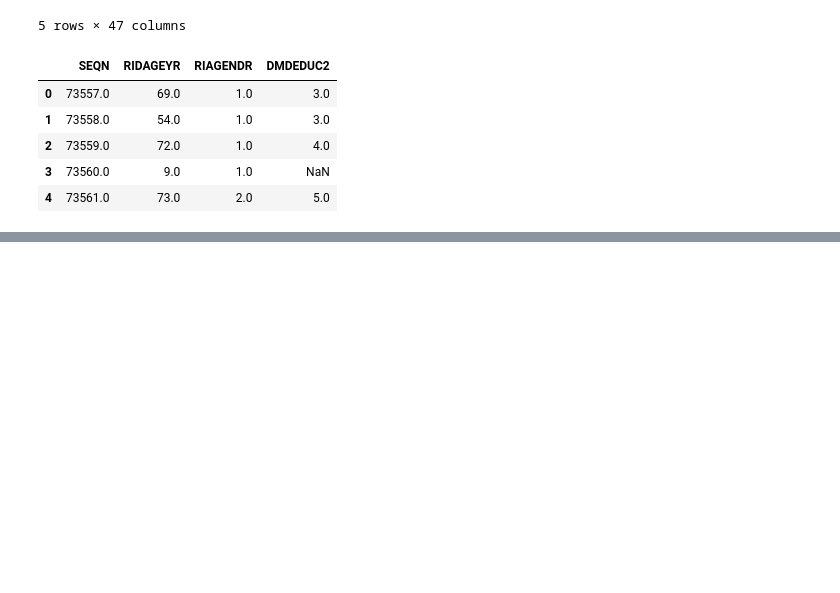
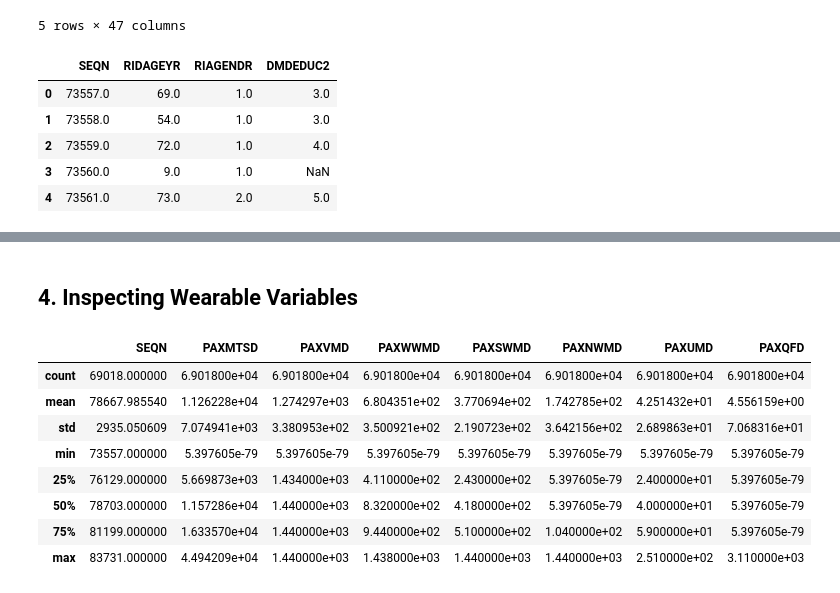
Before and after one commit to aditibhat017-prog/cognitivefunction, a Jupyter notebook: notebooks/01_data_exploration.ipynb, the cells around one changed output, grey strips where cells are left out. Cells and saved outputs as stored; diff of their text form; code cells hidden in the pictures; blank space fills up the shorter version.

```diff
--- a/notebooks/01_data_exploration.ipynb
+++ b/notebooks/01_data_exploration.ipynb
@@ -249,0 +288,26 @@ demo_h[
+# %% [markdown]
+## 4. Inspecting Wearable Variables
+# %%
+wearable_vars = [
+    "SEQN",
+    "PAXDAYD",
+    "PAXMTSD",
+    "PAXVMD",
+    "PAXWWMD",
+    "PAXSWMD",
+    "PAXNWMD",
+    "PAXUMD",
+    "PAXQFD"
+]
+
+pax_h[wearable_vars].describe()
+# %% [output]
+|  | SEQN | PAXMTSD | PAXVMD | PAXWWMD | PAXSWMD | PAXNWMD | PAXUMD | PAXQFD |
+| count | 69018.000000 | 6.901800e+04 | 6.901800e+04 | 6.901800e+04 | 6.901800e+04 | 6.901800e+04 | 6.901800e+04 | 6.901800e+04 |
+| mean | 78667.985540 | 1.126228e+04 | 1.274297e+03 | 6.804351e+02 | 3.770694e+02 | 1.742785e+02 | 4.251432e+01 | 4.556159e+00 |
+| std | 2935.050609 | 7.074941e+03 | 3.380953e+02 | 3.500921e+02 | 2.190723e+02 | 3.642156e+02 | 2.689863e+01 | 7.068316e+01 |
+| min | 73557.000000 | 5.397605e-79 | 5.397605e-79 | 5.397605e-79 | 5.397605e-79 | 5.397605e-79 | 5.397605e-79 | 5.397605e-79 |
+| 25% | 76129.000000 | 5.669873e+03 | 1.434000e+03 | 4.110000e+02 | 2.430000e+02 | 5.397605e-79 | 2.400000e+01 | 5.397605e-79 |
+| 50% | 78703.000000 | 1.157286e+04 | 1.440000e+03 | 8.320000e+02 | 4.180000e+02 | 5.397605e-79 | 4.000000e+01 | 5.397605e-79 |
+| 75% | 81199.000000 | 1.633570e+04 | 1.440000e+03 | 9.440000e+02 | 5.100000e+02 | 1.040000e+02 | 5.900000e+01 | 5.397605e-79 |
+| max | 83731.000000 | 4.494209e+04 | 1.440000e+03 | 1.438000e+03 | 1.440000e+03 | 1.440000e+03 | 2.510000e+02 | 3.110000e+03 |
```
Also changed, not shown: parts of 16 cells of this notebook.
